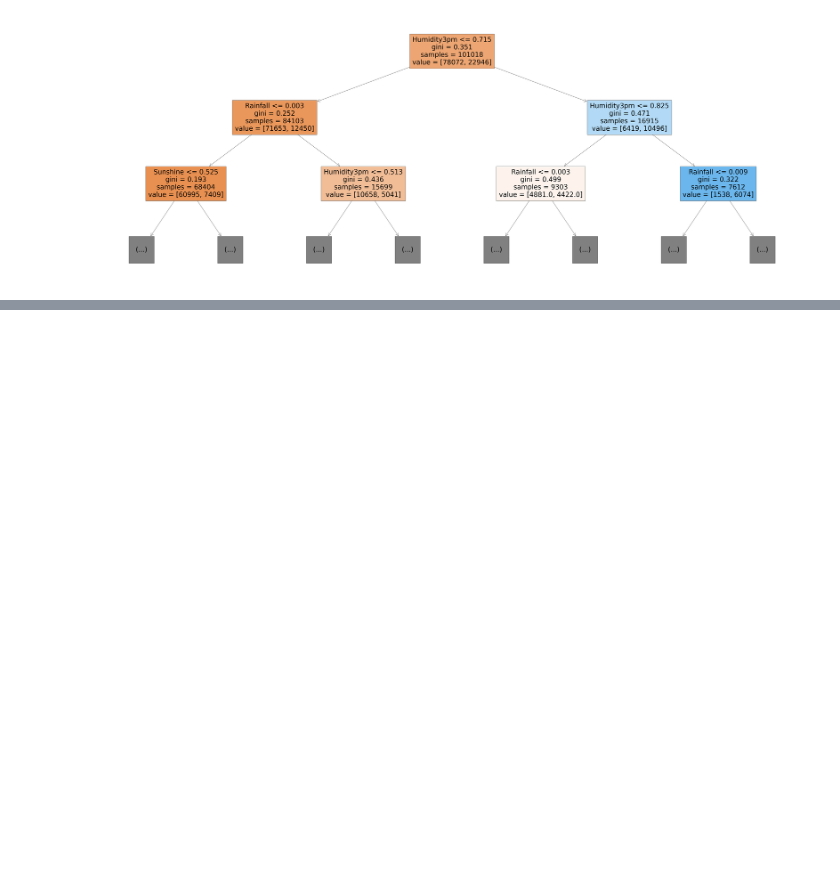
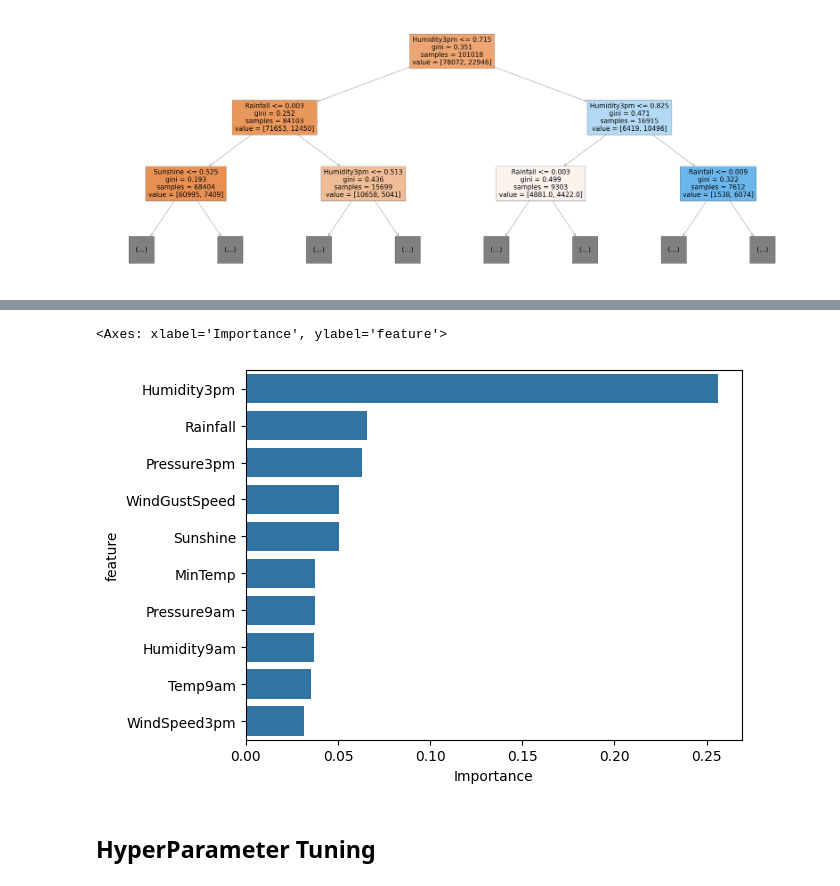
Before and after one commit to azrael-07/MachineLearningProjects, a Jupyter notebook: WeatherPrediction/WeatherPredTrees.ipynb, the cells around one changed output, grey strips where cells are left out. Drawn from its saved outputs; the diff is of its cells as text; code cells hidden in the pictures; blank space fills up the shorter version.

Commit message:
Model and Error are plotted

```diff
--- a/WeatherPrediction/WeatherPredTrees.ipynb
+++ b/WeatherPrediction/WeatherPredTrees.ipynb
@@ -297,0 +324,2 @@ plot_tree(model, feature_names=X_train.columns , max_depth=2, filled=True)
+# %%
+importance_df  = pd.DataFrame({'feature': X_train.columns , 'Importance': model.feature_importances_}).sort_values('Importance' ,ascending=False )
@@ -297,0 +340,7 @@ plot_tree(model, feature_names=X_train.columns , max_depth=2, filled=True)
+# %%
+sns.barplot(importance_df.head(10) , x = 'Importance', y='feature')
+# %% [output]
+<Axes: xlabel='Importance', ylabel='feature'>
+[figure, added]
+# %% [markdown]
+## HyperParameter Tuning
```
Also changed, not shown: parts of 16 cells of this notebook.
